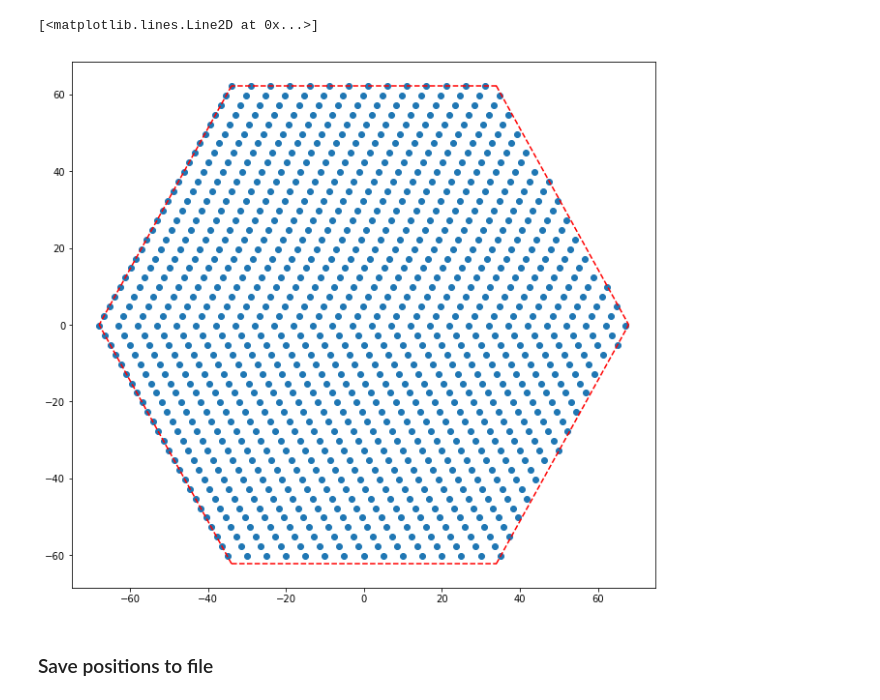
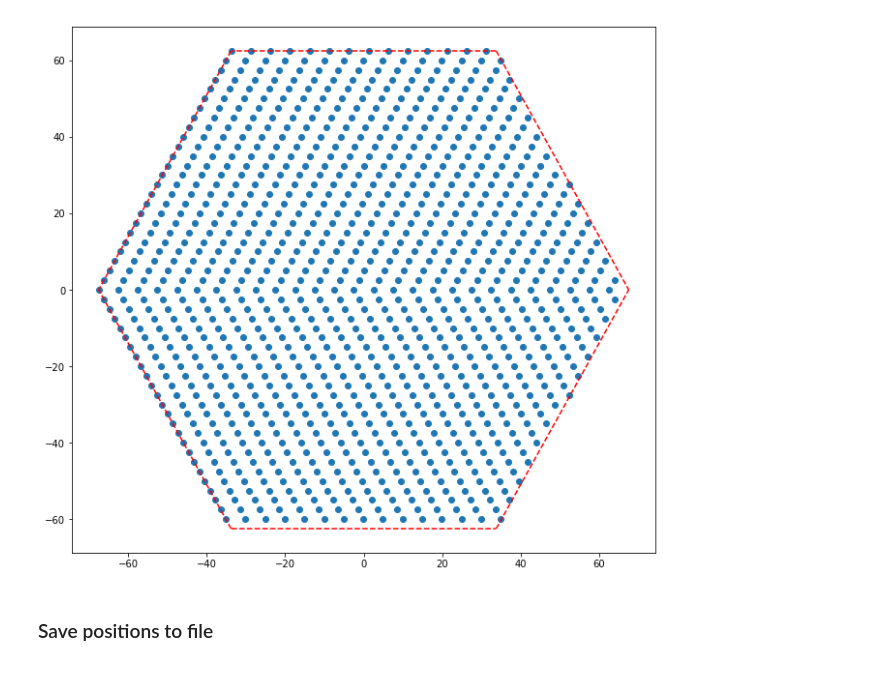
Before and after one commit to lime86/eudaq, a Jupyter notebook: producers/pi/hexa_grid.ipynb, the cells around one changed output. Saved outputs shown, nothing was run; the diff lists cells and outputs as text; code cells hidden in the pictures.

Commit message:
notebook: plot hexa boundaries with function

```diff
--- a/producers/pi/hexa_grid.ipynb
+++ b/producers/pi/hexa_grid.ipynb
@@ -4,8 +4,8 @@ import matplotlib.pyplot as plt
 
 %matplotlib inline
 # %%
-small_width = 124.5
-large_width = 135.8
+small_width = 125#4.5
+large_width = 135#.8
 
 r = small_width / 2.
 R = large_width / 2.
@@ -23,6 +23,37 @@ step_size_y = step_size
 
 offset_x = 0#step_size_x/2.
 offset_y = 0#step_size_y/2.
+# %%
+def plotHexa():
+    # top left
+    y1 = r; x1 = -(y1-b)/a
+    y2 = 0; x2 = -(y2-b)/a
+    plt.plot([x1,x2],[y1,y2], 'r--')
+
+    # top
+    y1 = r; x1 = (y1-b)/a
+    y2 = r; x2 = -(y2-b)/a
+    plt.plot([x1,x2],[y1,y2], 'r--')
+
+    # top right
+    y1 = r; x1 = (y1-b)/a
+    y2 = 0; x2 = (y2-b)/a
+    plt.plot([x1,x2],[y1,y2], 'r--')
+
+    # bottom left
+    y1 = -r; x1 = -(y1+b)/a
+    y2 = 0; x2 = -(y2+b)/a
+    plt.plot([x1,x2],[y1,y2], 'r--')
+
+    # bottom
+    y1 = -r; x1 = (y1+b)/a
+    y2 = -r; x2 = -(y2+b)/a
+    plt.plot([x1,x2],[y1,y2], 'r--')
+
+    # bottom right
+    y1 = -r; x1 = (y1+b)/a
+    y2 = 0; x2 = (y2+b)/a
+    plt.plot([x1,x2],[y1,y2], 'r--')
 # %%
 start_y = r - offset_y
 start_x = - (start_y - b) / a + offset_x
@@ -71,40 +102,11 @@ Number of points: 1044
-# %%
-plt.figure(figsize = (135/125.*10,10))
-
-plt.scatter(points_x,points_y)#, s = .1)
-
-# top left
-y1 = r; x1 = -(y1-b)/a
-y2 = 0; x2 = -(y2-b)/a
-plt.plot([x1,x2],[y1,y2], 'r--')
-
-# top
-y1 = r; x1 = (y1-b)/a
-y2 = r; x2 = -(y2-b)/a
-plt.plot([x1,x2],[y1,y2], 'r--')
-
-# top right
-y1 = r; x1 = (y1-b)/a
-y2 = 0; x2 = (y2-b)/a
-plt.plot([x1,x2],[y1,y2], 'r--')
-
-# bottom left
-y1 = -r; x1 = -(y1+b)/a
-y2 = 0; x2 = -(y2+b)/a
-plt.plot([x1,x2],[y1,y2], 'r--')
-
-# bottom
-y1 = -r; x1 = (y1+b)/a
-y2 = -r; x2 = -(y2+b)/a
-plt.plot([x1,x2],[y1,y2], 'r--')
-
-# bottom right
-y1 = -r; x1 = (y1+b)/a
-y2 = 0; x2 = (y2+b)/a
-plt.plot([x1,x2],[y1,y2], 'r--')
-# %% [output]
-[<matplotlib.lines.Line2D at 0x...>]
-[figure, removed]
+# %%
+plt.figure(figsize = (135/125.*10,10))
+
+plt.scatter(points_x,points_y)#, s = .1)
+
+plotHexa()
+# %% [output]
+[figure, added]
 # %% [markdown]
 ### Save positions to file
 # %%
```
Also changed, not shown: parts of 10 cells of this notebook.
